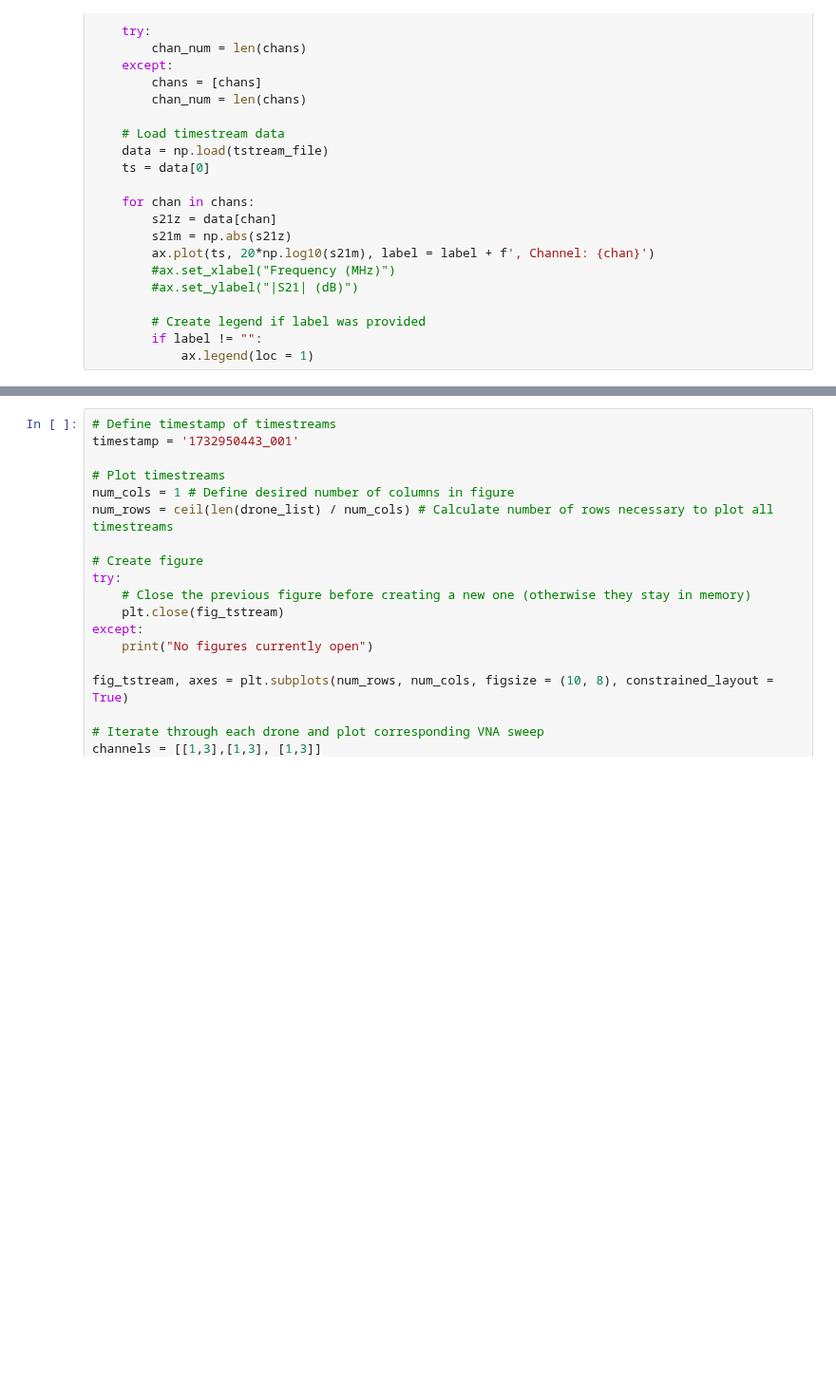
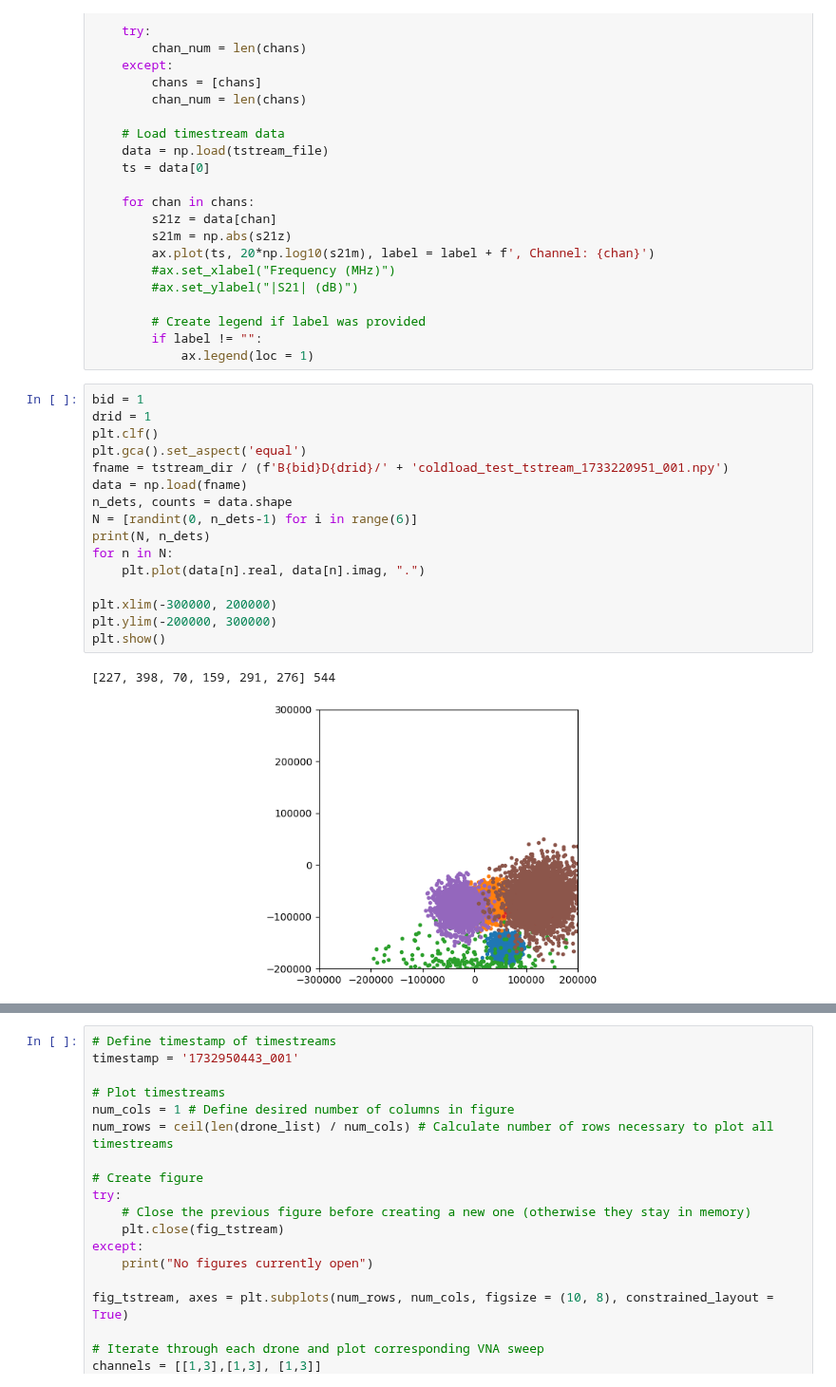
Before and after one commit to ccatobs/ccatkidlib, a Jupyter notebook: local_notebooks/ccatkidlib_testing.ipynb, the cells around one changed output, grey strips where cells are left out. Shown at 95% size. Drawn from its saved outputs; the diff is of its cells as text; blank space fills up the shorter version.

```diff
--- a/local_notebooks/ccatkidlib_testing.ipynb
+++ b/local_notebooks/ccatkidlib_testing.ipynb
@@ -302,6 +309,25 @@ def plot_tstream(tstream_file, chans = None, figax = None, label = ""):
         # Create legend if label was provided
         if label != "":
             ax.legend(loc = 1)
+# %%
+bid = 1
+drid = 1
+plt.clf()
+plt.gca().set_aspect('equal')
+fname = tstream_dir / (f'B{bid}D{drid}/' + 'coldload_test_tstream_1733220951_001.npy')
+data = np.load(fname)
+n_dets, counts = data.shape
+N = [randint(0, n_dets-1) for i in range(6)]
+print(N, n_dets)
+for n in N:
+    plt.plot(data[n].real, data[n].imag, ".")
+
+plt.xlim(-300000, 200000)
+plt.ylim(-200000, 300000)
+plt.show()
+# %% [output]
+[227, 398, 70, 159, 291, 276] 544
+[figure, added]
 # %%
 # Define timestream data directory
 tstream_name = 'TEST_tstream_'
```
Also changed, not shown: parts of 18 cells of this notebook, 32 other files.
